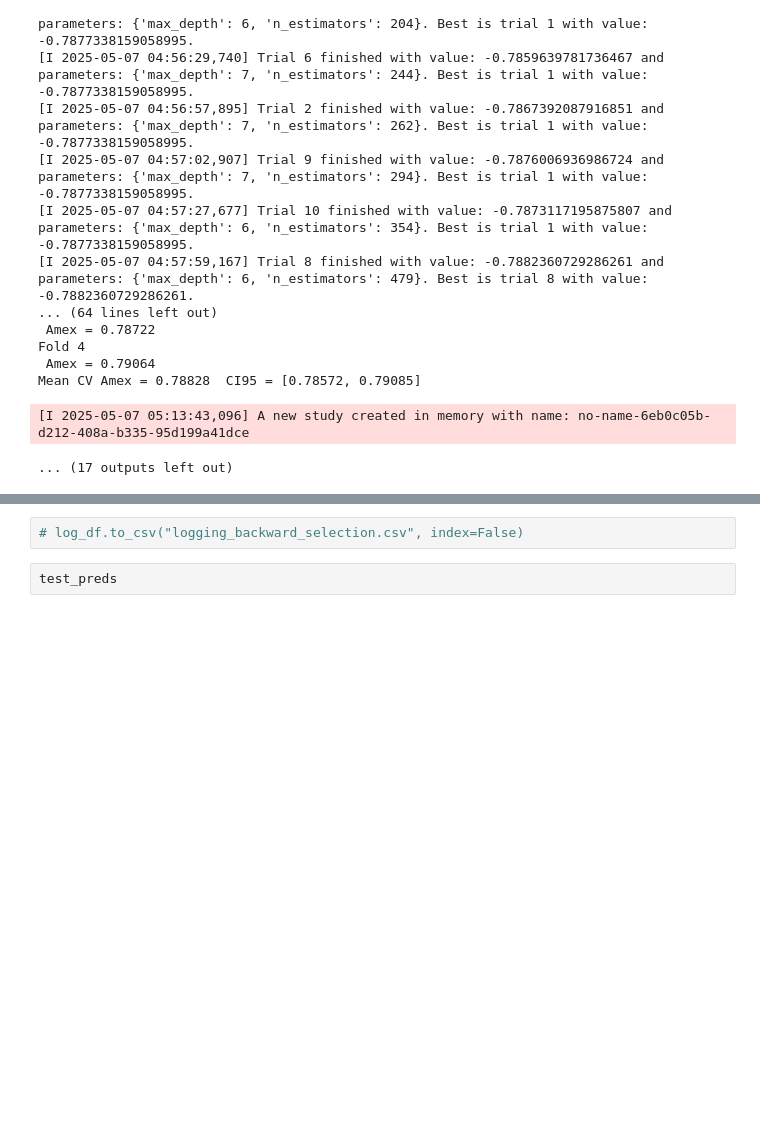
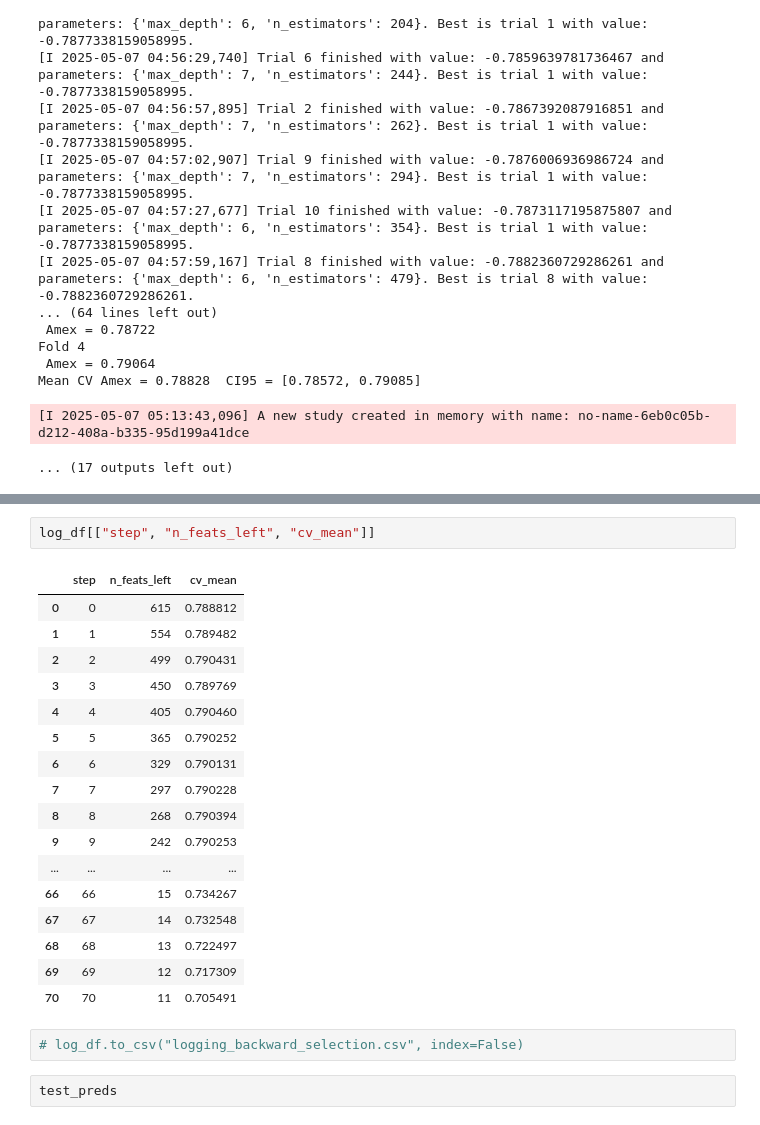
Before and after one commit to korab1ev/amex-default-prediction, a Jupyter notebook: 01. experiments.ipynb, the cells around one changed output, grey strips where cells are left out. Cells and saved outputs as stored; diff of their text form; blank space fills up the shorter version.

```diff
--- a/01. experiments.ipynb
+++ b/01. experiments.ipynb
@@ -317,3 +321,23 @@ log_df
+# %%
+log_df[["step", "n_feats_left", "cv_mean"]]
+# %% [output]
+|  | step | n_feats_left | cv_mean |
+| 0 | 0 | 615 | 0.788812 |
+| 1 | 1 | 554 | 0.789482 |
+| 2 | 2 | 499 | 0.790431 |
+| 3 | 3 | 450 | 0.789769 |
+| 4 | 4 | 405 | 0.790460 |
+| 5 | 5 | 365 | 0.790252 |
+| 6 | 6 | 329 | 0.790131 |
+| 7 | 7 | 297 | 0.790228 |
+| 8 | 8 | 268 | 0.790394 |
+| 9 | 9 | 242 | 0.790253 |
+| ... | ... | ... | ... |
+| 66 | 66 | 15 | 0.734267 |
+| 67 | 67 | 14 | 0.732548 |
+| 68 | 68 | 13 | 0.722497 |
+| 69 | 69 | 12 | 0.717309 |
+| 70 | 70 | 11 | 0.705491 |
 # %%
 # log_df.to_csv("logging_backward_selection.csv", index=False)
 # %%
```
Also changed, not shown: parts of 40 cells of this notebook, 1 other file.
